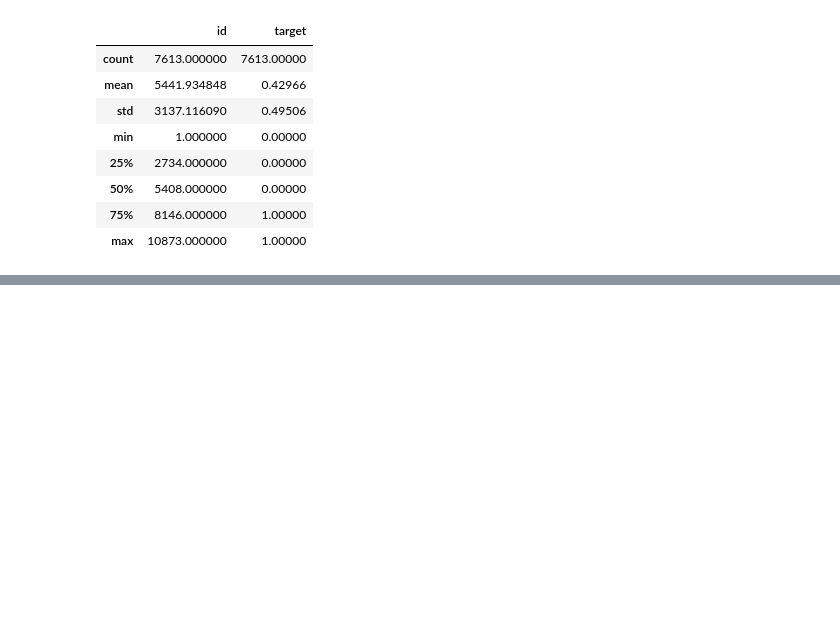
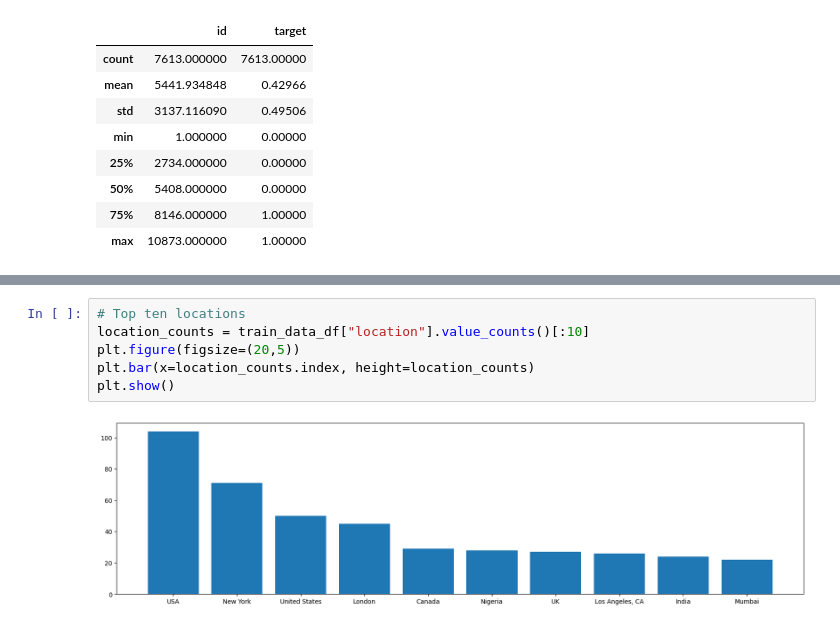
Before and after one commit to BasilPanda/NLP_Disaster_Tweets, a Jupyter notebook: nlp_disaster_tweets.ipynb, the cells around one changed output, grey strips where cells are left out. Drawn from its saved outputs; the diff is of its cells as text; blank space fills up the shorter version.

```diff
--- a/nlp_disaster_tweets.ipynb
+++ b/nlp_disaster_tweets.ipynb
@@ -125,0 +222,8 @@ train_data_df.describe()
+# %%
+# Top ten locations
+location_counts = train_data_df["location"].value_counts()[:10]
+plt.figure(figsize=(20,5))
+plt.bar(x=location_counts.index, height=location_counts)
+plt.show()
+# %% [output]
+[figure, added]
```
Also changed, not shown: parts of 11 cells of this notebook.
